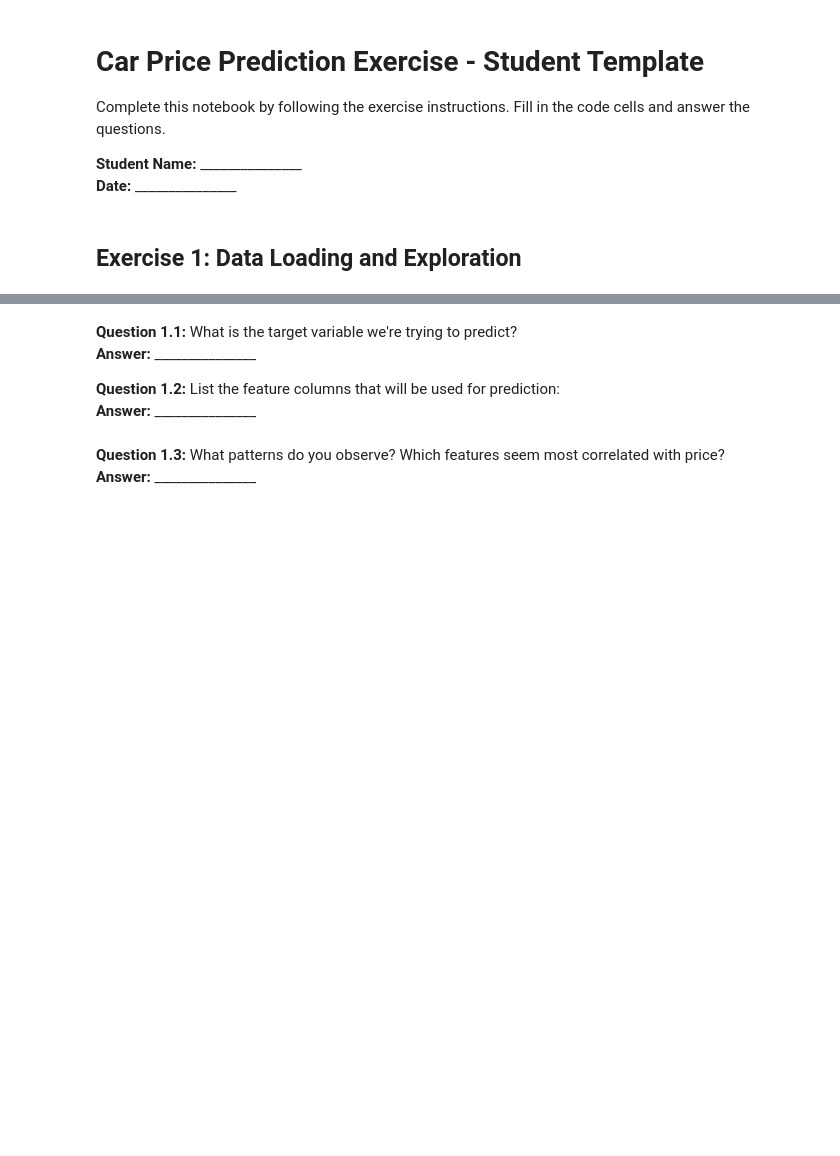
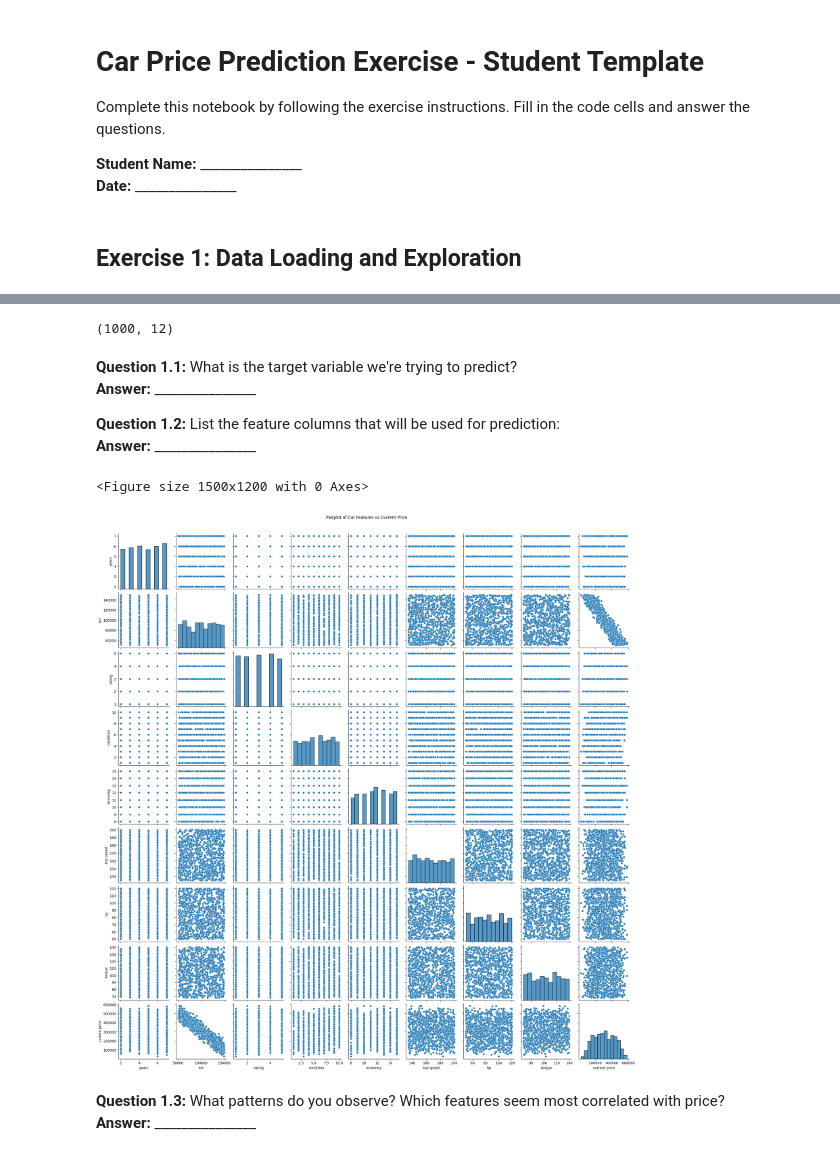
Before and after one commit to dev-paplix/pds-gx, a Jupyter notebook: Car_Price_Exercise_Template.ipynb, the cells around one changed output, grey strips where cells are left out. Saved outputs shown, nothing was run; the diff lists cells and outputs as text; code cells hidden in the pictures; blank space fills up the shorter version.

Commit message:
Car Prices Excercise Answer

```diff
--- a/Car_Price_Exercise_Template.ipynb
+++ b/Car_Price_Exercise_Template.ipynb
@@ -14,5 +22,7 @@ Complete this notebook by following the exercise instructions. Fill in the code
 # Task 1.1: Load the dataset
 # TODO: Load the secondhand_car.csv file and display basic information
 
-filepath = "./data/secondhand_car.csv"
+filepath = "./assets/secondhand_car.csv"
+df = pd.read_csv(filepath)
+df.head(5)
 # Your code here
@@ -19,6 +36,9 @@ filepath = "./data/secondhand_car.csv"
 # %%
 # Task 1.1: Display first 5 rows and check shape
 # Your code here
+df.shape
+# %% [output]
+(1000, 12)
 # %% [markdown]
 **Question 1.1:** What is the target variable we're trying to predict?
 **Answer:** _______________
@@ -28,9 +48,16 @@ filepath = "./data/secondhand_car.csv"
 # %%
 # Task 1.2: Create pairplot visualization
 # TODO: Create pairplot for the specified columns
 
 columns_to_plot = ['years', 'km', 'rating', 'condition', 'economy', 'top speed', 'hp', 'torque', 'current price']
+plt.figure(figsize=(15,12))
+sns.pairplot(df[columns_to_plot])
+plt.suptitle('Pairplot of Car Features vs Current Price', y=1.02)
+plt.show()
 # Your code here
+# %% [output]
+<Figure size 1500x1200 with 0 Axes>
+[figure, added]
 # %% [markdown]
 **Question 1.3:** What patterns do you observe? Which features seem most correlated with price?
 **Answer:** _______________
```
Also changed, not shown: parts of 24 cells of this notebook, 1 other file.
